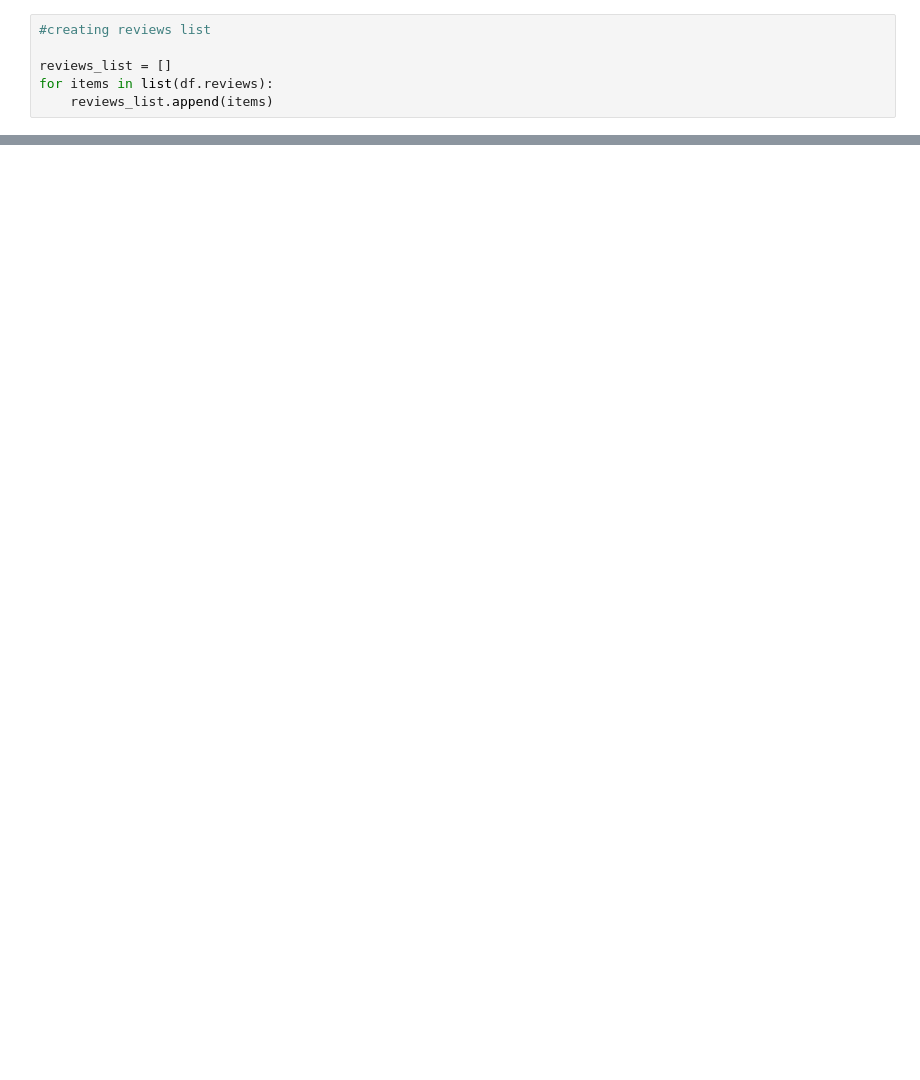
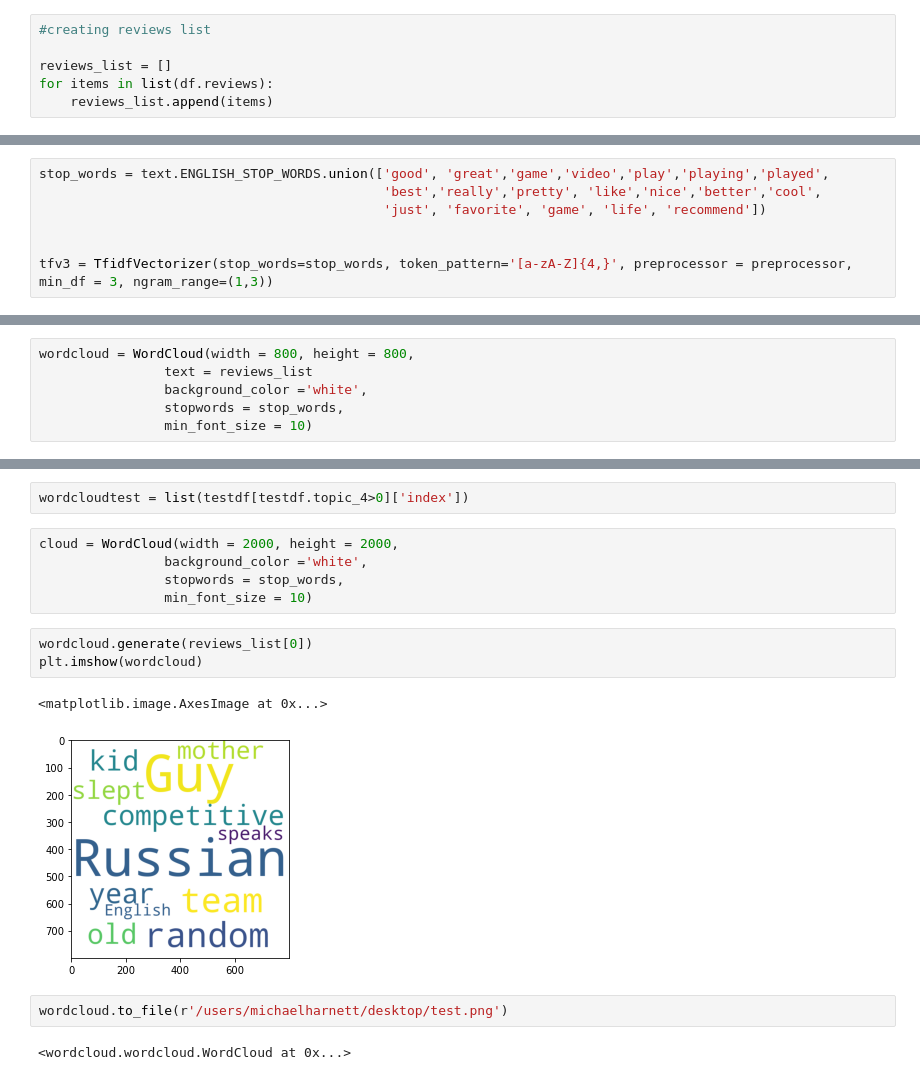
Before and after one commit to MichaelHarnett/Steam2_Redux, a Jupyter notebook: model_testing.ipynb, the cells around one changed output, grey strips where cells are left out. Saved outputs shown, nothing was run; the diff lists cells and outputs as text; blank space fills up the shorter version.

```diff
--- a/model_testing.ipynb
+++ b/model_testing.ipynb
@@ -64,0 +474,7 @@ tfv_doc_word = tfv.fit_transform(reviews_list)
+# %%
+stop_words = text.ENGLISH_STOP_WORDS.union(['good', 'great','game','video','play','playing','played',
+                                            'best','really','pretty', 'like','nice','better','cool',
+                                            'just', 'favorite', 'game', 'life', 'recommend'])
+
+
+tfv3 = TfidfVectorizer(stop_words=stop_words, token_pattern='[a-zA-Z]{4,}', preprocessor = preprocessor, min_df = 3, ngram_range=(1,3))
@@ -64,0 +724,6 @@ tfv_doc_word = tfv.fit_transform(reviews_list)
+# %%
+wordcloud = WordCloud(width = 800, height = 800,
+                text = reviews_list
+                background_color ='white',
+                stopwords = stop_words,
+                min_font_size = 10)
@@ -64,0 +786,17 @@ tfv_doc_word = tfv.fit_transform(reviews_list)
+# %%
+wordcloudtest = list(testdf[testdf.topic_4>0]['index'])
+# %%
+cloud = WordCloud(width = 2000, height = 2000,
+                background_color ='white',
+                stopwords = stop_words,
+                min_font_size = 10)
+# %%
+wordcloud.generate(reviews_list[0])
+plt.imshow(wordcloud)
+# %% [output]
+<matplotlib.image.AxesImage at 0x...>
+[figure, added]
+# %%
+wordcloud.to_file(r'/users/michaelharnett/desktop/test.png')
+# %% [output]
+<wordcloud.wordcloud.WordCloud at 0x...>
```
Also changed, not shown: parts of 124 cells of this notebook, 6 other files.
